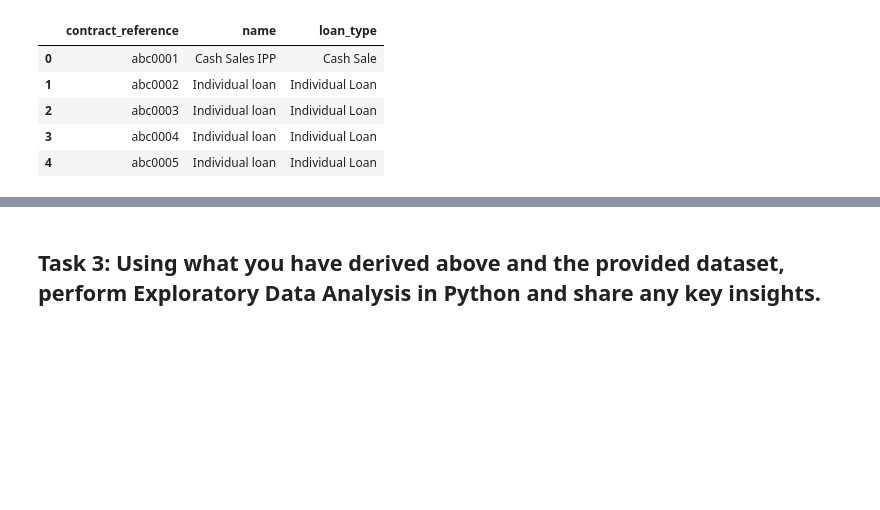
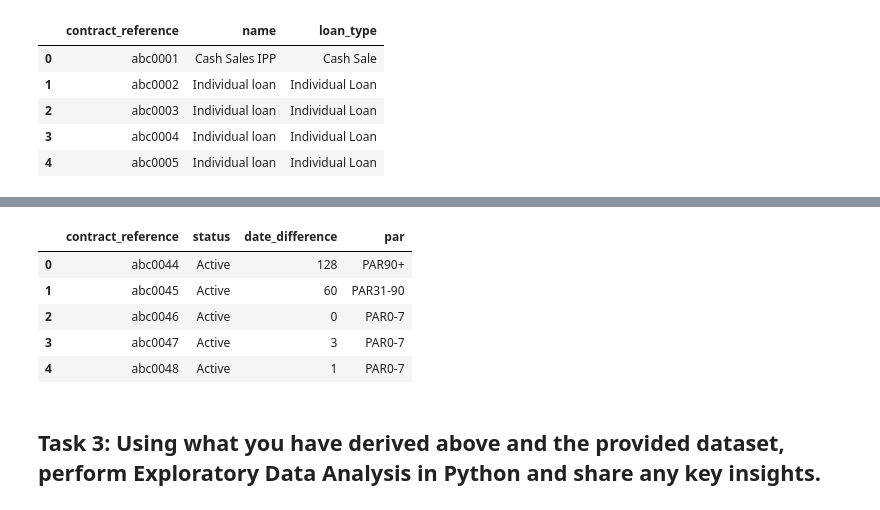
Before and after one commit to GabuTheGreat/home_test, a Jupyter notebook: Gabriel Mutua Take Home Assignment 24th October,2022.ipynb, the cells around one changed output, grey strips where cells are left out. Cells and saved outputs as stored; diff of their text form; code cells hidden in the pictures; blank space fills up the shorter version.

```diff
--- a/Gabriel Mutua Take Home Assignment 24th October,2022.ipynb
+++ b/Gabriel Mutua Take Home Assignment 24th October,2022.ipynb
@@ -180,3 +268,22 @@ loan_type.head(5)
+# %%
+#Final query to calculte PAR.
+df = pd.read_sql_query(""" select contract_reference,status, loanbook.date_difference,
+       (case when date_difference < 0 then 'On Time'
+             when date_difference >= 0 and date_difference <= 7 then 'PAR0-7'
+             when date_difference >= 8 and date_difference <= 30 then 'PAR8-30'
+             when date_difference >= 31 and date_difference <= 90 then 'PAR31-90'
+             when date_difference >= 91 then 'PAR90+'
+             else 'something else'
+        end) as PAR FROM loanbook;
+""",con=engine)
+df.head(5)
+# %% [output]
+|  | contract_reference | status | date_difference | par |
+| 0 | abc0044 | Active | 128 | PAR90+ |
+| 1 | abc0045 | Active | 60 | PAR31-90 |
+| 2 | abc0046 | Active | 0 | PAR0-7 |
+| 3 | abc0047 | Active | 3 | PAR0-7 |
+| 4 | abc0048 | Active | 1 | PAR0-7 |
 # %% [markdown]
 ## Task 3: Using what you have derived above and the provided dataset, perform Exploratory Data Analysis in Python and share any key insights.
 # %% [markdown]
```
Also changed, not shown: parts of 9 cells of this notebook, 1 other file.
